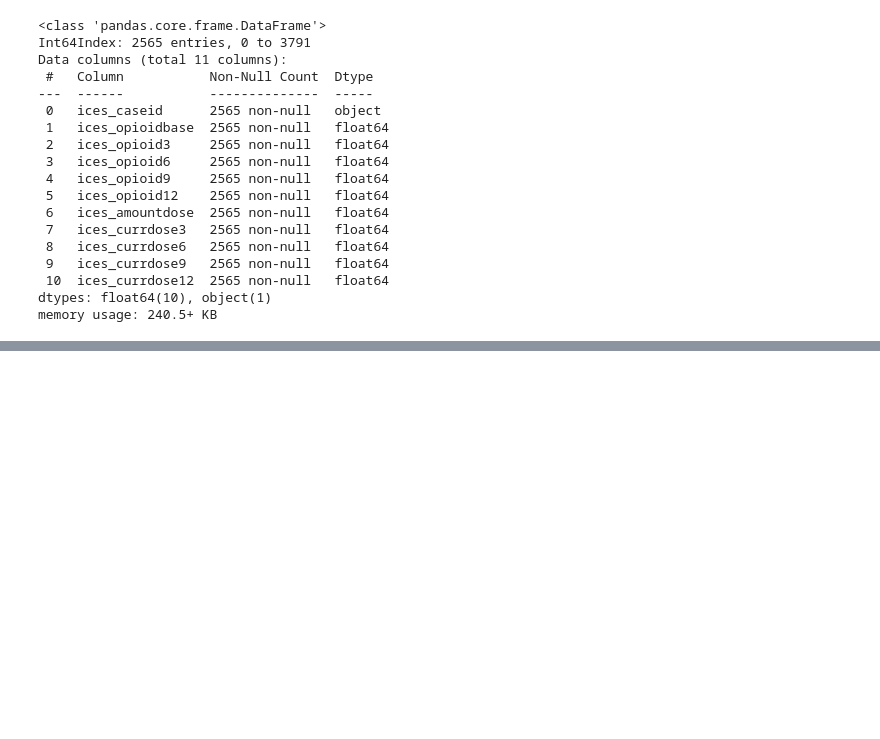
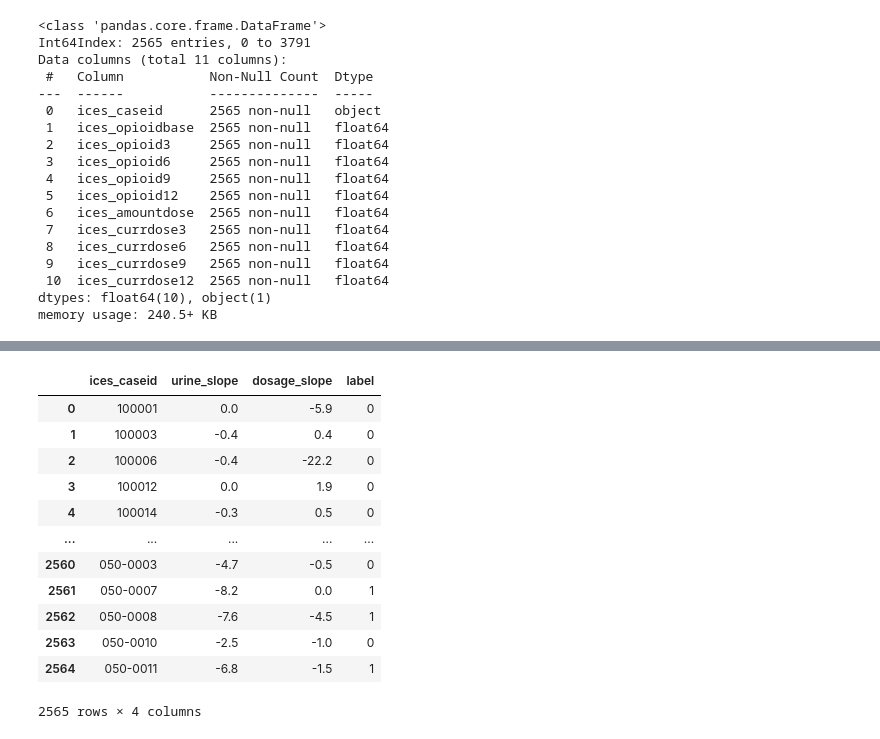
Before and after one commit to McMasterAI/POST_study_Project, a Jupyter notebook: notebooks/Cleaning and Labeling.ipynb, the cells around one changed output, grey strips where cells are left out. Drawn from its saved outputs; the diff is of its cells as text; code cells hidden in the pictures; blank space fills up the shorter version.

```diff
--- a/notebooks/Cleaning and Labeling.ipynb
+++ b/notebooks/Cleaning and Labeling.ipynb
@@ -271,0 +288,20 @@ All that's left is to save the csv
+# %%
+df = df.loc[df.ices_caseid.isin(df_clean.ices_caseid)].reset_index(drop=True,)
+# %%
+df = df.merge(df_clean[['ices_caseid','urine_slope','dosage_slope','label']],on='ices_caseid')
+# %%
+df[['ices_caseid','urine_slope','dosage_slope','label']]
+# %% [output]
+|  | ices_caseid | urine_slope | dosage_slope | label |
+| 0 | 100001 | 0.0 | -5.9 | 0 |
+| 1 | 100003 | -0.4 | 0.4 | 0 |
+| 2 | 100006 | -0.4 | -22.2 | 0 |
+| 3 | 100012 | 0.0 | 1.9 | 0 |
+| 4 | 100014 | -0.3 | 0.5 | 0 |
+| ... | ... | ... | ... | ... |
+| 2560 | 050-0003 | -4.7 | -0.5 | 0 |
+| 2561 | 050-0007 | -8.2 | 0.0 | 1 |
+| 2562 | 050-0008 | -7.6 | -4.5 | 1 |
+| 2563 | 050-0010 | -2.5 | -1.0 | 0 |
+| 2564 | 050-0011 | -6.8 | -1.5 | 1 |
+2565 rows × 4 columns
```
Also changed, not shown: parts of 26 cells of this notebook.
